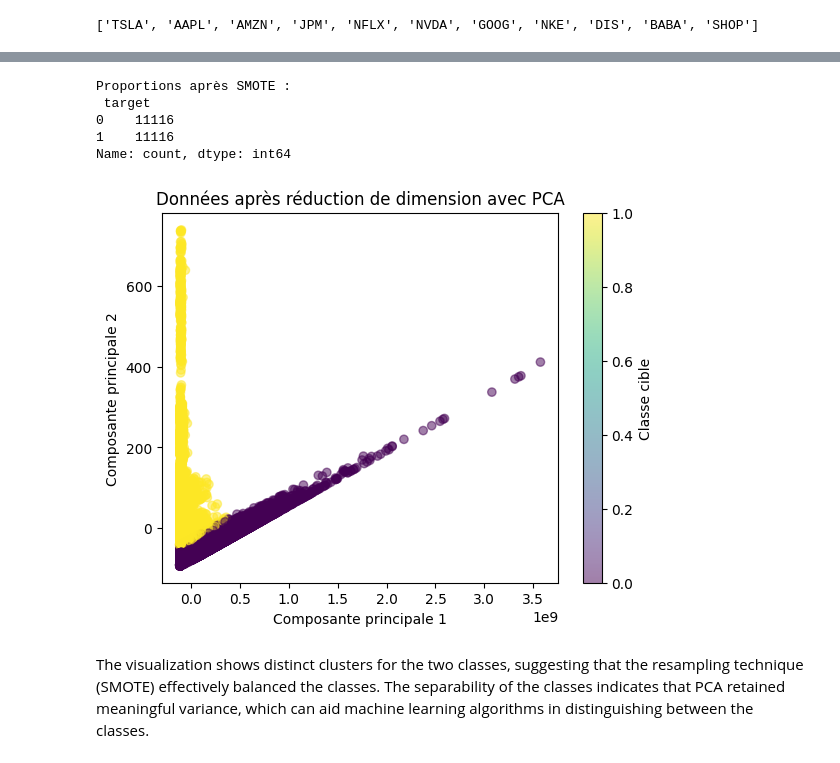
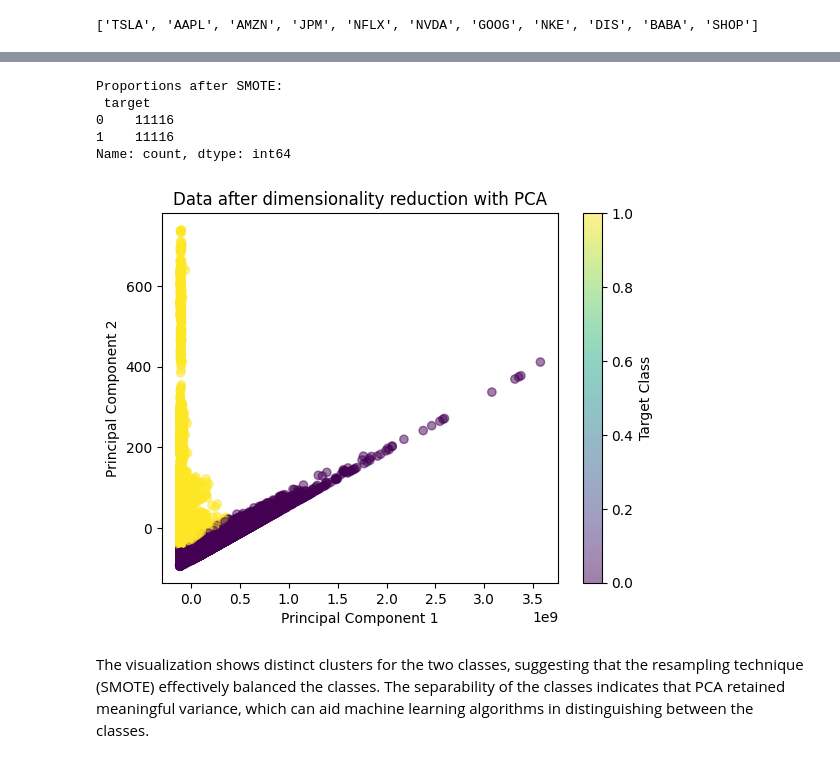
Before and after one commit to GaetanAm/Sentiment-Analysis-and-Impact-on-Financial-Markets, a Jupyter notebook: notebooks/Stage_3.ipynb, the cells around one changed output, grey strips where cells are left out. Drawn from its saved outputs; the diff is of its cells as text; code cells hidden in the pictures.

```diff
--- a/notebooks/Stage_3.ipynb
+++ b/notebooks/Stage_3.ipynb
@@ -146,37 +163,37 @@ minmax_scaler = MinMaxScaler()
 df_normalized = df.copy()
 df_normalized.iloc[:, :-1] = minmax_scaler.fit_transform(df.iloc[:, :-1])
 # %%
-# Ajouter une colonne fictive 'target' pour la démonstration
+# Add a dummy 'target' column for demonstration purposes
 df['target'] = (df['Close'] > df['Close'].median()).astype(int)
 
-# Utiliser SMOTE pour équilibrer les classes
+# Use SMOTE to balance the classes
 smote = SMOTE()
 X = df.drop(columns=['target', 'ticker'])
 y = df['target']
 X_resampled, y_resampled = smote.fit_resample(X, y)
 
-# Vérifier les nouvelles proportions
-print("Proportions après SMOTE :\n", y_resampled.value_counts())
+# Check the new proportions
+print("Proportions after SMOTE:\n", y_resampled.value_counts())
 # %% [output]
-Proportions après SMOTE :
+Proportions after SMOTE:
  target
 0    11116
 1    11116
 Name: count, dtype: int64
 # %%
-# Appliquer PCA
+# Apply PCA
 pca = PCA(n_components=2)
 X_pca = pca.fit_transform(X_resampled)
 
-# Visualiser les données réduites
+# Visualize the reduced data
 plt.scatter(X_pca[:, 0], X_pca[:, 1], c=y_resampled, cmap='viridis', alpha=0.5)
-plt.title("Données après réduction de dimension avec PCA")
-plt.xlabel("Composante principale 1")
-plt.ylabel("Composante principale 2")
-plt.colorbar(label='Classe cible')
+plt.title("Data after dimensionality reduction with PCA")
+plt.xlabel("Principal Component 1")
+plt.ylabel("Principal Component 2")
+plt.colorbar(label='Target Class')
 plt.show()
 # %% [output]
-[figure, old version]
+[figure, new version]
 # %% [markdown]
 The visualization shows distinct clusters for the two classes, suggesting that the resampling technique (SMOTE) effectively balanced the classes.
 The separability of the classes indicates that PCA retained meaningful variance, which can aid machine learning algorithms in distinguishing between the classes.
```
Also changed, not shown: parts of 10 cells of this notebook.
